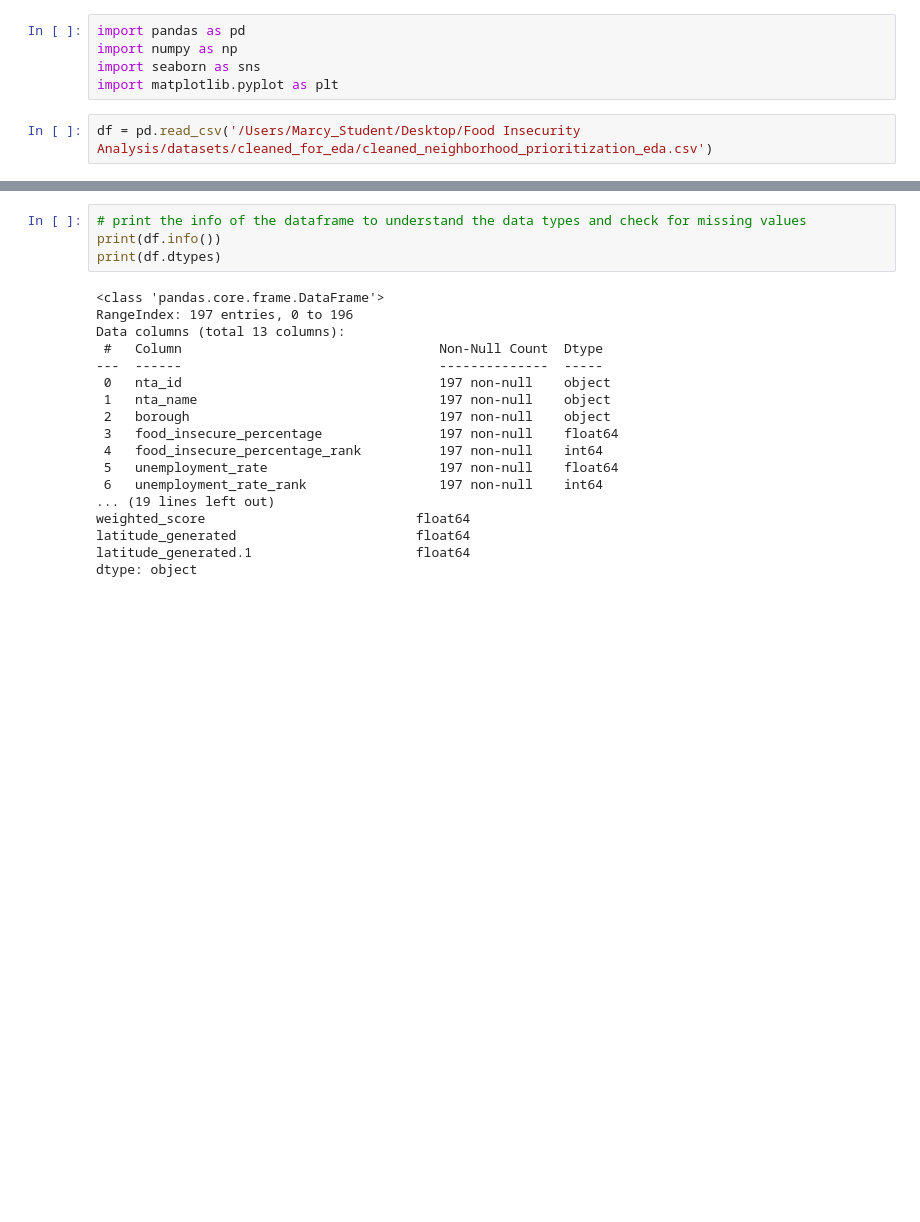
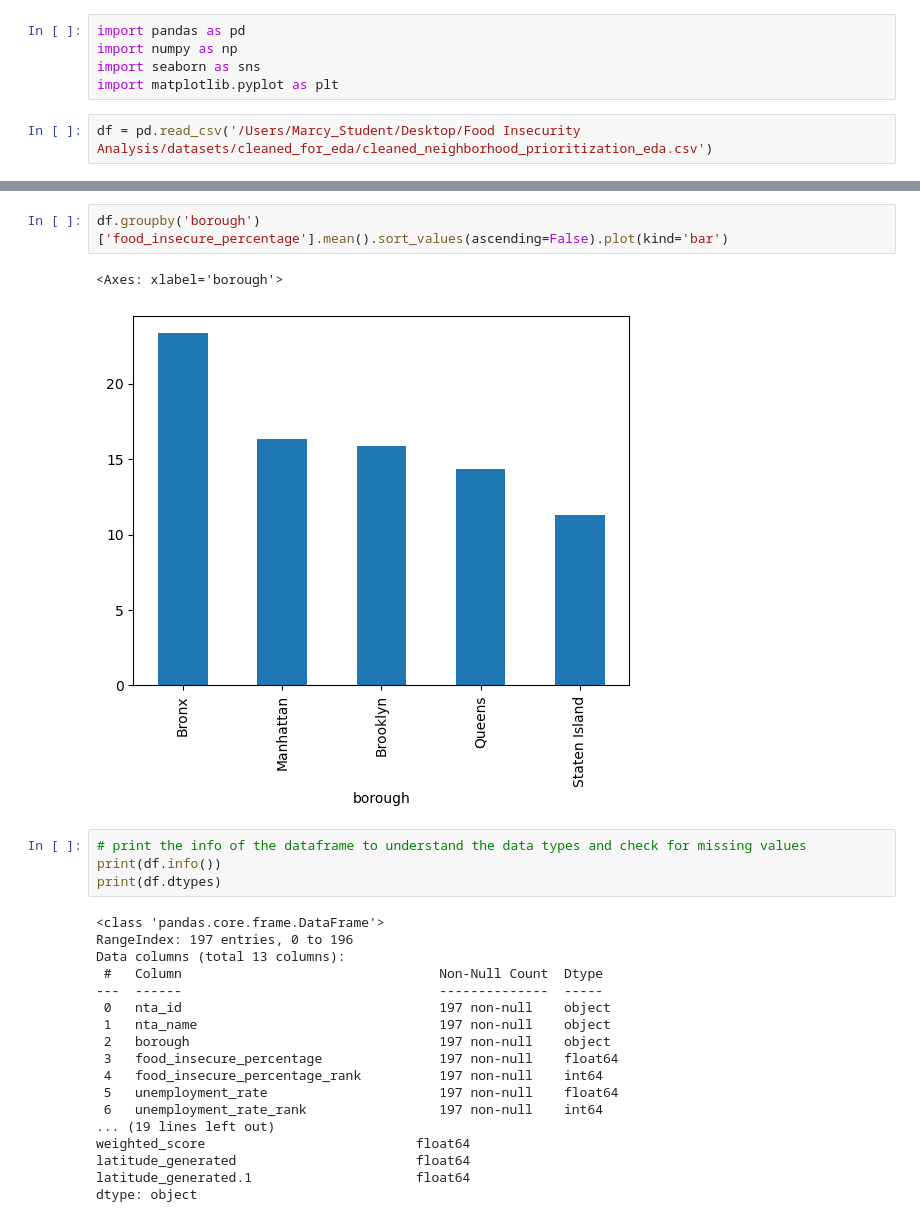
Before and after one commit to Angelk119/CID_Food_Access, a Jupyter notebook: python/notebooks/eda/neighborhood_prioritization_eda_ibrahima.ipynb, the cells around one changed output, grey strips where cells are left out. Drawn from its saved outputs; the diff is of its cells as text; blank space fills up the shorter version.

```diff
--- a/python/notebooks/eda/neighborhood_prioritization_eda_ibrahima.ipynb
+++ b/python/notebooks/eda/neighborhood_prioritization_eda_ibrahima.ipynb
@@ -14,6 +14,11 @@ df.head()
 | 2 | BX0901 | Soundview-Bruckner-Bronx River | Bronx | 22.63 | 36 | 10.06 | ... |
 | 3 | MN1202 | Washington Heights (North) | Manhattan | 24.29 | 28 | 12.25 | ... |
 | 4 | BK1503 | Sheepshead Bay-Manhattan Beach-Ge... | Brooklyn | 21.11 | 42 | 4.91 | ... |
+# %%
+df.groupby('borough')['food_insecure_percentage'].mean().sort_values(ascending=False).plot(kind='bar')
+# %% [output]
+<Axes: xlabel='borough'>
+[figure, added]
 # %%
 # print the info of the dataframe to understand the data types and check for missing values
 print(df.info())
```
Also changed, not shown: parts of 11 cells of this notebook.
